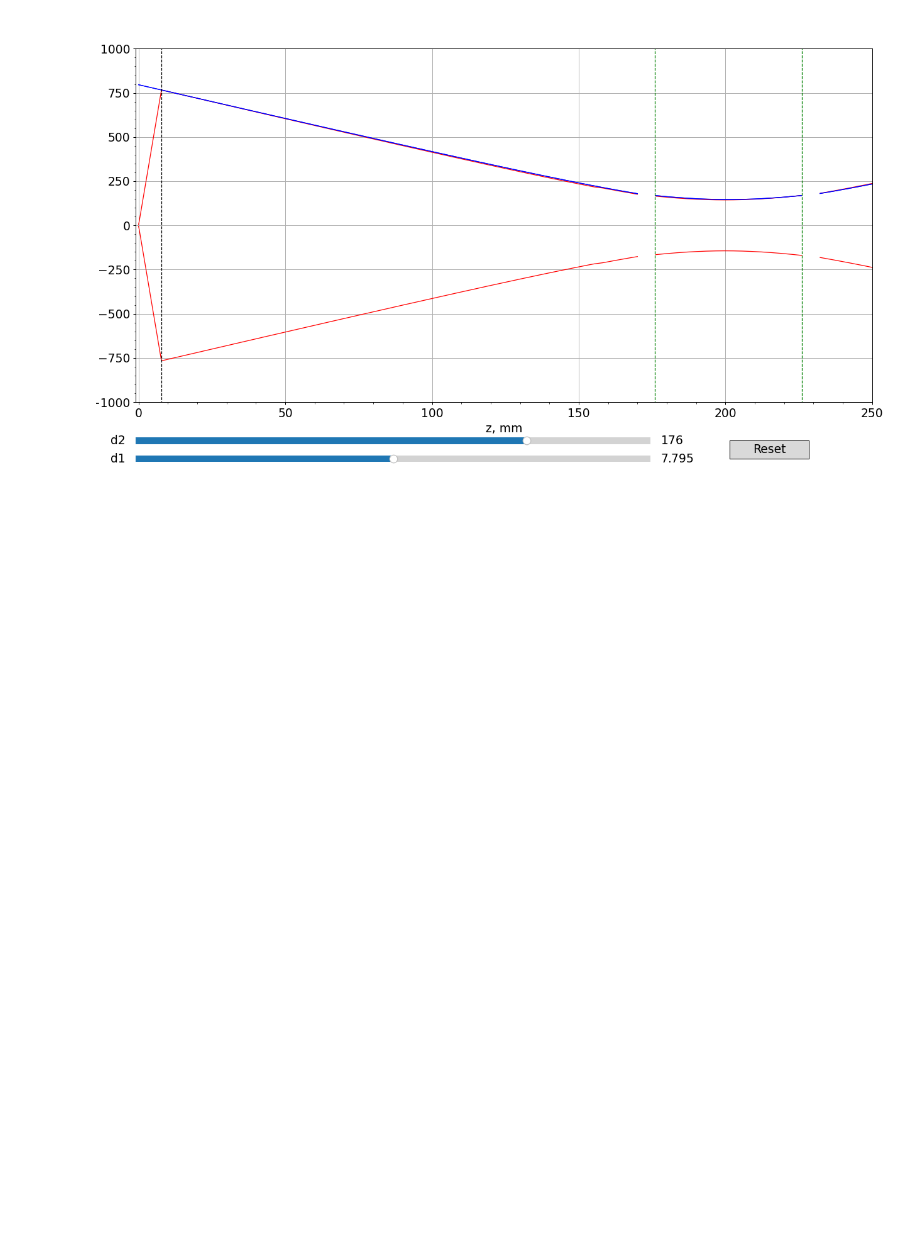
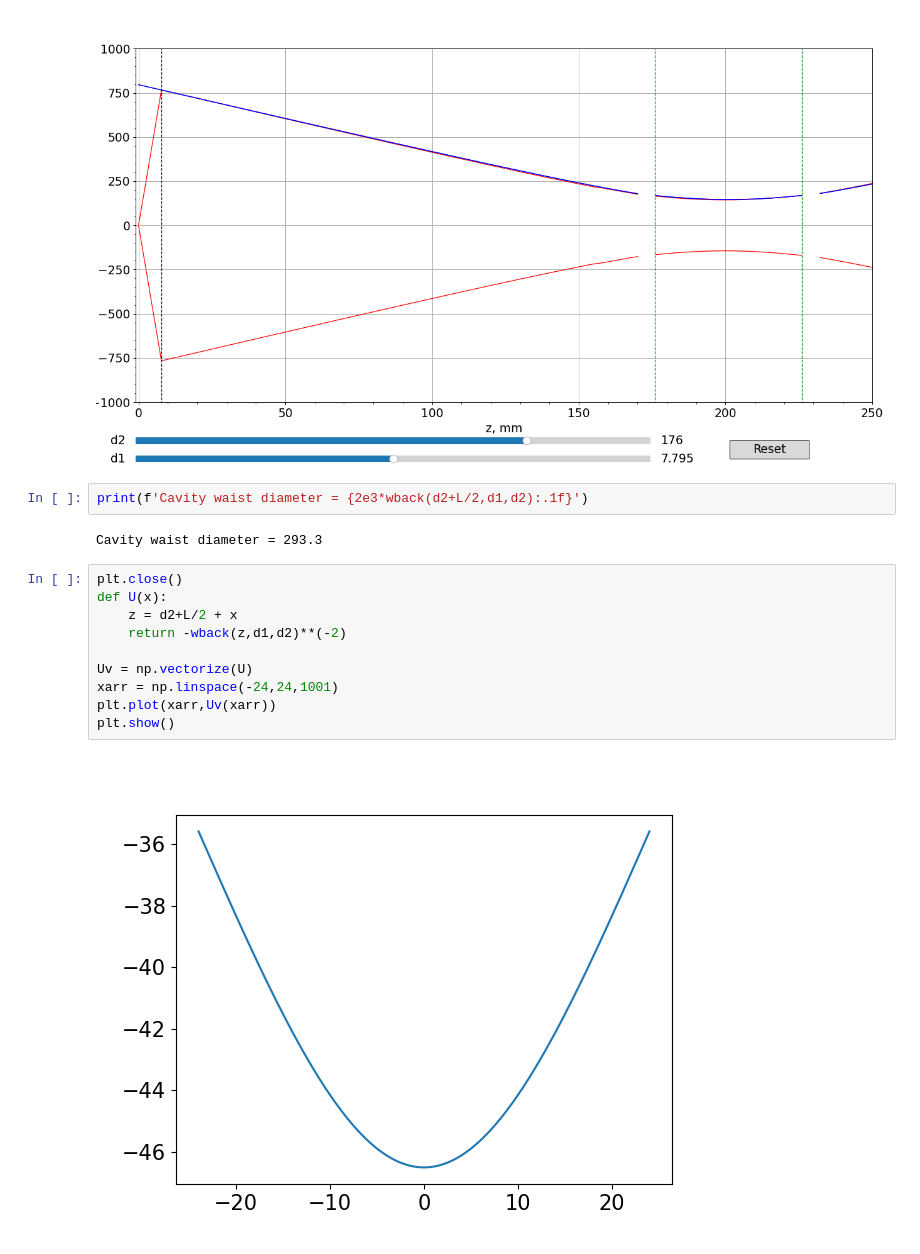
Before and after one commit to Gyron3/Cavity_doc, a Jupyter notebook: cavity_1560_7_5.ipynb, the cells around one changed output. Drawn from its saved outputs; the diff is of its cells as text; blank space fills up the shorter version.

Commit message:
cavity doc changes

```diff
--- a/cavity_1560_7_5.ipynb
+++ b/cavity_1560_7_5.ipynb
@@ -291,3 +291,19 @@ ax.grid(True)
 plt.show()
 # %% [output]
 [figure]
+# %%
+print(f'Cavity waist diameter = {2e3*wback(d2+L/2,d1,d2):.1f}')
+# %% [output]
+Cavity waist diameter = 293.3
+# %%
+plt.close()
+def U(x):
+    z = d2+L/2 + x
+    return -wback(z,d1,d2)**(-2)
+
+Uv = np.vectorize(U)
+xarr = np.linspace(-24,24,1001)
+plt.plot(xarr,Uv(xarr))
+plt.show()
+# %% [output]
+[figure, added]
```
Also changed, not shown: parts of 1 cell of this notebook, 11 other files.
